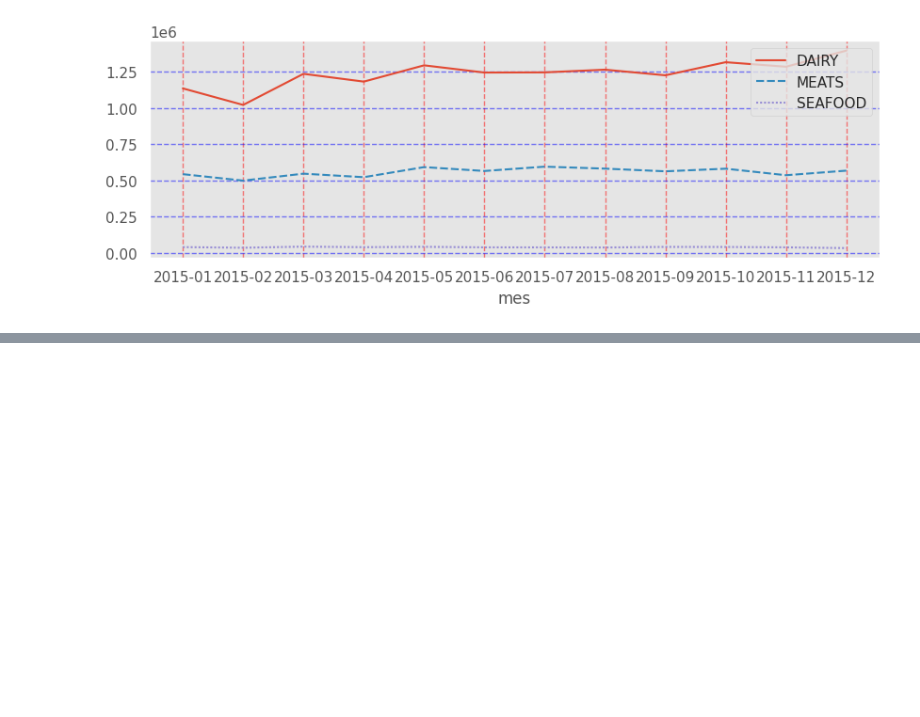
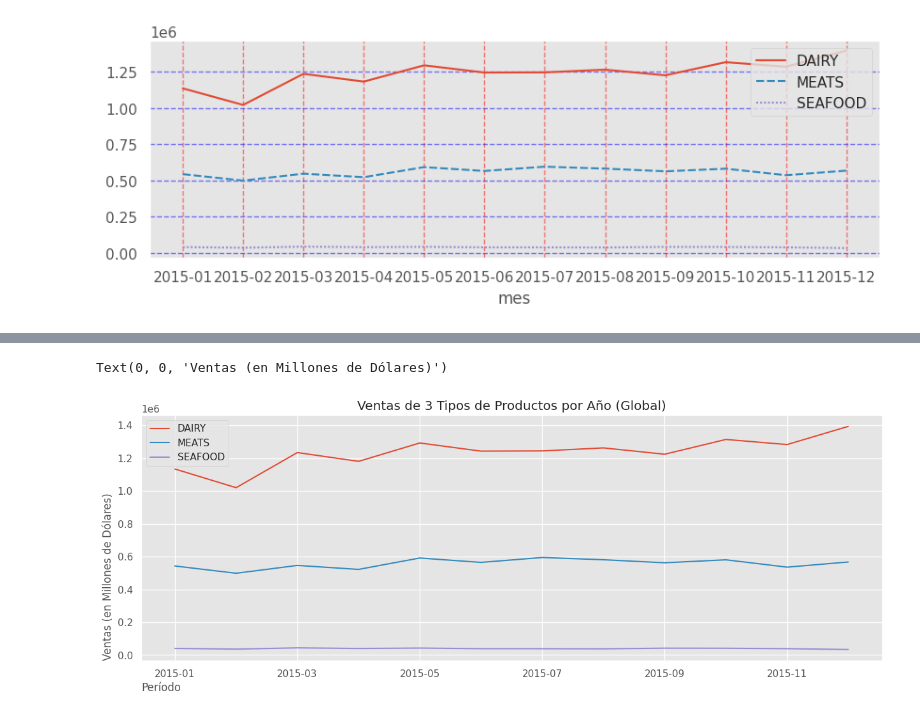
Before and after one commit to lromeror/DataVisualization, a Jupyter notebook: Visualizaciones Univariables/PersonailizacionPlots.ipynb, the cells around one changed output, grey strips where cells are left out. Cells and saved outputs as stored; diff of their text form; code cells hidden in the pictures; blank space fills up the shorter version.

```diff
--- a/Visualizaciones Univariables/PersonailizacionPlots.ipynb
+++ b/Visualizaciones Univariables/PersonailizacionPlots.ipynb
@@ -174,0 +181,32 @@ fig.show()
+# %%
+plt.style.use(
+    'ggplot'
+)
+
+# El metodo plot me retorna una referencia al objeto de mi gráfico
+ax = df.plot.line(
+    figsize=(15, 5),
+    title='Ventas de 3 Tipos de Productos por Año' # TITULO en Pandas
+)
+
+# TITULO - Metodo Global: Funciona en Pandas, Matplotlib y Seaborn
+# https://matplotlib.org/3.1.1/api/_as_gen/matplotlib.pyplot.title.html
+plt.title('Ventas de 3 Tipos de Productos por Año (Global)')
+
+# TITULOS DE EJES - Metodo Global: Funcioan en Pandas, Matplotlib y Seaborn
+#plt.xlabel('xlabel')
+#plt.ylabel('ylabel')
+
+# TITULOS DE EJES
+# https://matplotlib.org/stable/api/_as_gen/matplotlib.axes.Axes.set_xlabel.html
+ax.set_xlabel(
+    'Período',
+    loc='left' # 'right', 'center' o 'left', para posicionar el texto: https://matplotlib.org/stable/api/_as_gen/matplotlib.axes.Axes.set_xlabel.html
+)
+ax.set_ylabel(
+    'Ventas (en Millones de Dólares)',
+    loc='bottom' # 'top', 'bottom' o 'center', para posicionar el texto: https://matplotlib.org/stable/api/_as_gen/matplotlib.axes.Axes.set_ylabel.html
+)
+# %% [output]
+Text(0, 0, 'Ventas (en Millones de Dólares)')
+[figure, added]
```
Also changed, not shown: parts of 32 cells of this notebook.
